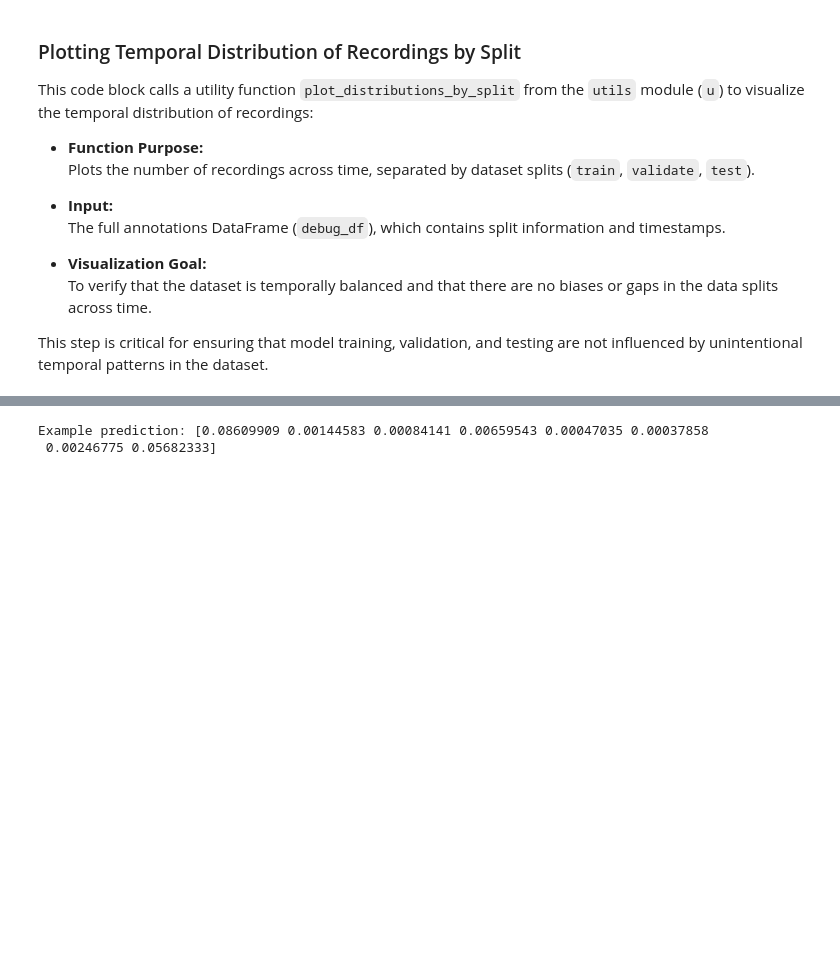
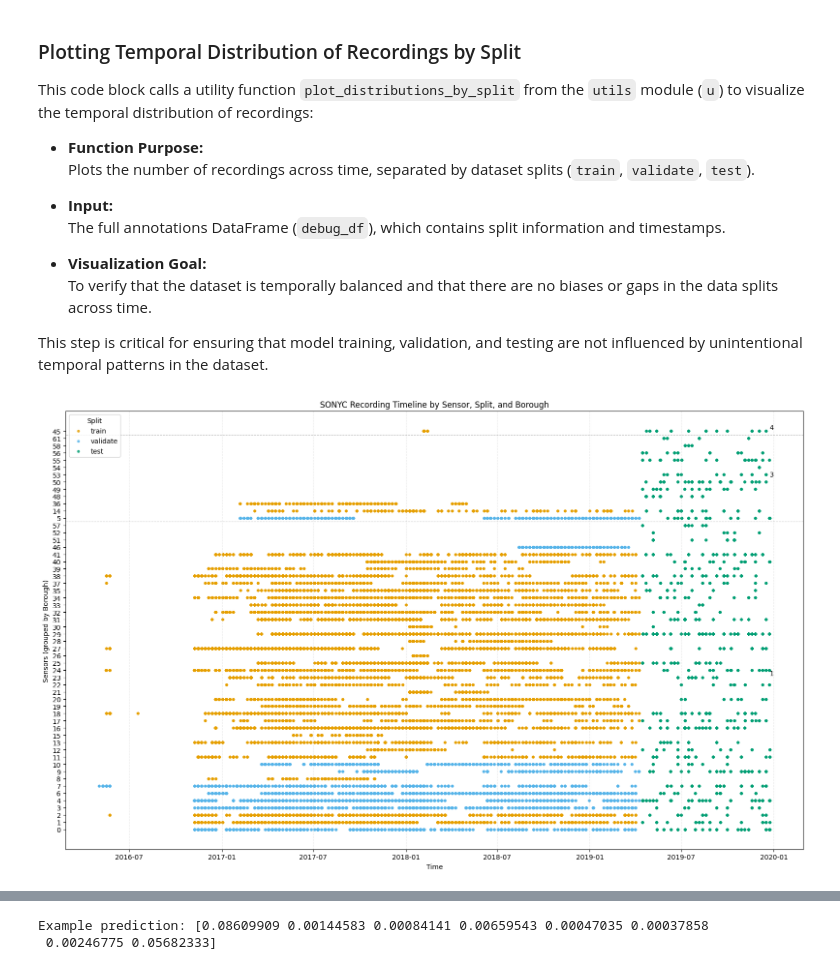
Before and after one commit to calanuzao/noise-bliss, a Jupyter notebook: pipeline.ipynb, the cells around one changed output, grey strips where cells are left out. Cells and saved outputs as stored; diff of their text form; code cells hidden in the pictures; blank space fills up the shorter version.

```diff
--- a/pipeline.ipynb
+++ b/pipeline.ipynb
@@ -888,22 +858,23 @@ This code block calls a utility function `plot_distributions_by_split` from the
 
 This step is critical for ensuring that model training, validation, and testing are not influenced by unintentional temporal patterns in the dataset.
 # %%
-import os
-import pandas as pd
-import matplotlib.pyplot as plt
+""" Temporal Recording Distribution by Sensor and Dataset Split """
 
-# === Load your annotations CSV ===
+"""
+This block visualizes the SONYC-UST dataset’s temporal and spatial coverage.
+Each point represents an audio recording, plotted over time and grouped by sensor.
+Color indicates dataset split (train/validate/test), and sensors are ordered by borough.
+Dashed horizontal lines separate sensors from different boroughs.
+"""
+
+# === Load and prepare annotation data ===
 csv_path = '/Users/edwardryles/Library/CloudStorage/Dropbox/Computer-Cloud/dl4m/final_project/sonyc-ust/annotations.csv'
 df = pd.read_csv(csv_path)
-
-# === Rename and prepare fields ===
 df = df.rename(columns={'borough': 'borough_name'})
 
-# Assign a dummy split if not present (adjust based on your actual split logic)
 if 'split' not in df.columns:
     df['split'] = 'train'
 
-# Construct datetime from year, week, and hour
 df['week'] = df['week'].clip(1, 52)
 df['hour'] = df['hour'].clip(0, 23)
 df['datetime'] = pd.to_datetime(
@@ -911,26 +882,22 @@ df['datetime'] = pd.to_datetime(
     format='%G%V%u'
 )
 df['datetime'] += pd.to_timedelta(df['hour'], unit='h')
-
-# Assign to debug_df for plotting code compatibility
 debug_df = df.copy()
 
-# === Create an ordered list of sensors grouped by borough ===
+# === Sensor ordering and mapping ===
 ordered_sensors = (
     debug_df[['sensor_id', 'borough_name']]
     .drop_duplicates()
     .sort_values(['borough_name', 'sensor_id'])
 )
-
-# Create a mapping from sensor_id to y-axis positions
 sensor_order = {sid: i for i, sid in enumerate(ordered_sensors['sensor_id'])}
 debug_df['sensor_y'] = debug_df['sensor_id'].map(sensor_order)
 
-# === Define color mapping for dataset splits ===
+# === Define color mapping for splits ===
 split_colors = {
-    'train': '#E69F00',     # orange
-    'validate': '#56B4E9',  # sky blue
-    'test': '#009E73'       # teal
+    'train': '#E69F00',
+    'validate': '#56B4E9',
+    'test': '#009E73'
 }
 
 # === Plotting ===
@@ -948,7 +915,7 @@ for split, color in split_colors.items():
         label=split
     )
 
-# Draw horizontal lines between borough groups
+# === Borough group boundaries ===
 borough_boundaries = []
 current_borough = None
 for i, (_, row) in enumerate(ordered_sensors.iterrows()):
@@ -960,33 +927,35 @@ for i, (_, row) in enumerate(ordered_sensors.iterrows()):
 
 for y in borough_boundaries:
     ax.axhline(y=y, color='gray', linestyle='--', linewidth=0.8, alpha=0.6)
 
-# Label boroughs
+# === Borough labels ===
 borough_labels = (
     ordered_sensors.groupby('borough_name')
     .apply(lambda x: sensor_order[x['sensor_id'].iloc[0]] + len(x) / 2)
 )
 
 for borough, y in borough_labels.items():
     ax.text(
         debug_df['datetime'].max(),
         y,
         borough,
         va='center',
         ha='left',
         fontsize=10,
         color='black'
     )
 
-# Final formatting
+# === Final formatting ===
 ax.set_xlabel("Time")
 ax.set_ylabel("Sensors (grouped by Borough)")
 ax.set_title("SONYC Recording Timeline by Sensor, Split, and Borough")
 ax.set_yticks(list(sensor_order.values()))
 ax.set_yticklabels(list(sensor_order.keys()))
 ax.grid(True, axis='x', linestyle='--', alpha=0.3)
 ax.legend(title="Split", loc='upper left', frameon=True)
 
 plt.tight_layout()
 plt.show()
+# %% [output]
+[figure, added]
 # %%
```
Also changed, not shown: parts of 25 cells of this notebook, 13 other files.
